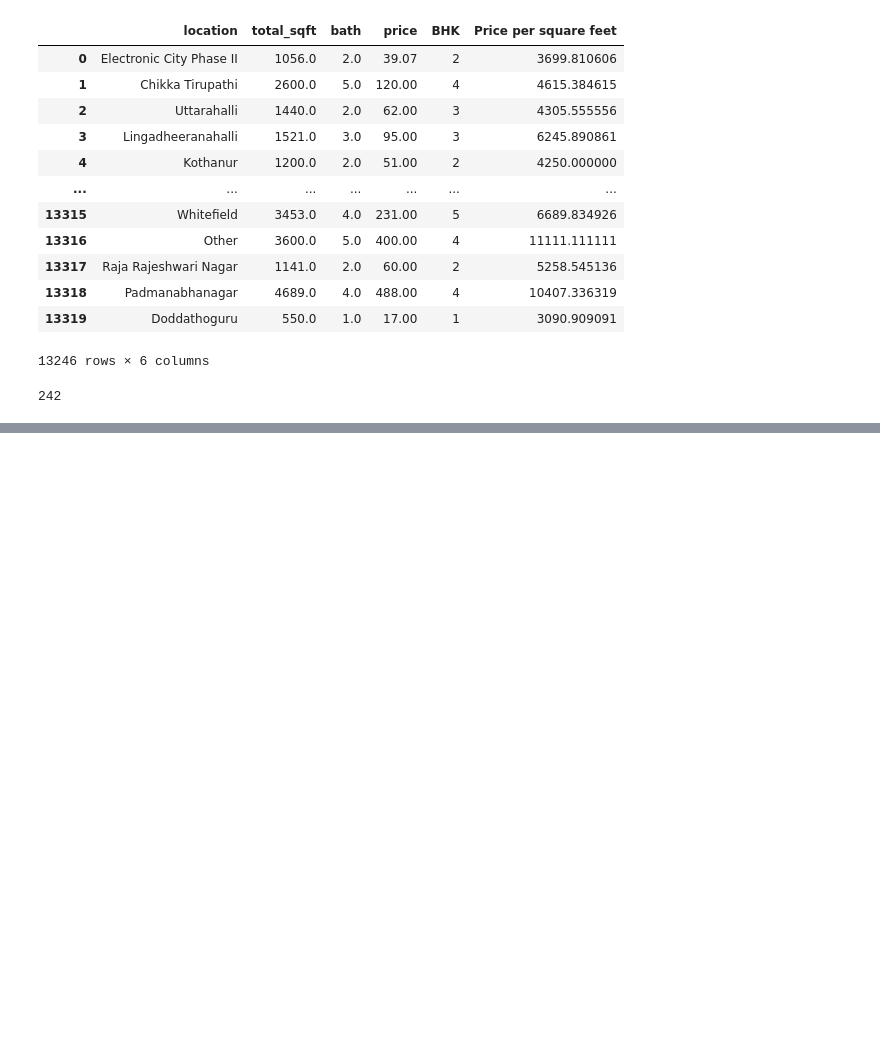
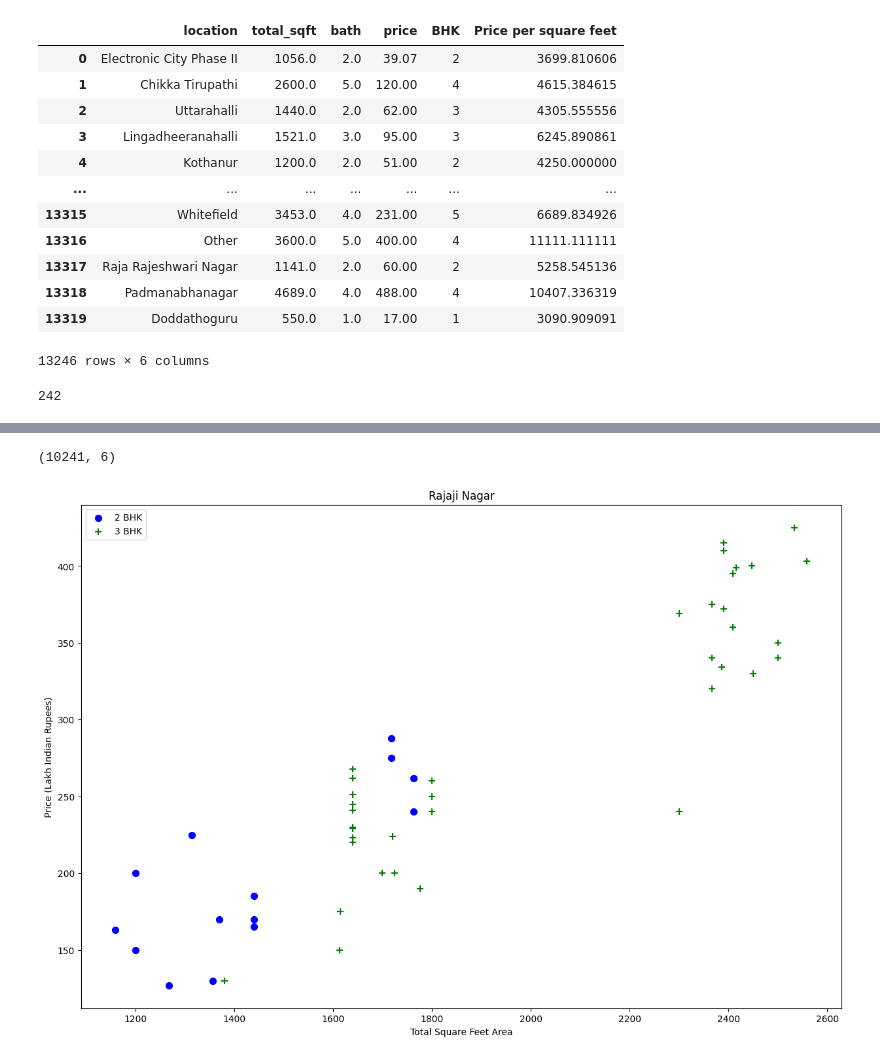
Before and after one commit to asheshh-lal/predict-price, a Jupyter notebook: Price-Prediction.ipynb, the cells around one changed output, grey strips where cells are left out. Drawn from its saved outputs; the diff is of its cells as text; code cells hidden in the pictures; blank space fills up the shorter version.

Commit message:
data cleaning

```diff
--- a/Price-Prediction.ipynb
+++ b/Price-Prediction.ipynb
@@ -363,0 +368,4 @@ len(df2['location'].unique())
+# %%
+# identifiying the columns that have total_sqft/BHK < 500
+anomalies = df2[df2['total_sqft']/df2['BHK']<300]
+anomalies.head()
@@ -363,0 +379,5 @@ len(df2['location'].unique())
+# %%
+#removing anomalies from the dataset
+
+df3 = df2[~(df2['total_sqft']/df2['BHK']<300)]
+df3.shape
@@ -363,0 +400,36 @@ len(df2['location'].unique())
+# %%
+#function to remove every thing above and below one standard deviation from the mean in the colum Price per square feet
+# these are extreme values
+
+def remove_anomalies(df):
+    removed_anomaly = pd.DataFrame()
+    for i, subdf in df.groupby('location'):
+        mean = np.mean(subdf['Price per square feet'])
+        std = np.std(subdf['Price per square feet'])
+        #this line keeps the values from mean - 1 std till mean + 1 std
+        anomalies = subdf[(subdf['Price per square feet']>(mean-std)) & (subdf['Price per square feet']<=(mean+std))]
+        removed_anomaly = pd.concat([anomalies,removed_anomaly], ignore_index=True)
+    return removed_anomaly
+
+df4 = remove_anomalies(df3)
+df4.shape
+# %% [output]
+(10241, 6)
+# %%
+#below in this we can see that price for 2 BHK in some data points are more than 3 bhk and for the same the price is very differen
+
+
+def plot_scatter_chart(df,location):
+    bhk2 = df[(df.location==location) & (df.BHK==2)]
+    bhk3 = df[(df.location==location) & (df.BHK==3)]
+    matplotlib.rcParams['figure.figsize'] = (15,10)
+    plt.scatter(bhk2.total_sqft,bhk2.price,color='blue',label='2 BHK', s=50)
+    plt.scatter(bhk3.total_sqft,bhk3.price,marker='+', color='green',label='3 BHK', s=50)
+    plt.xlabel("Total Square Feet Area")
+    plt.ylabel("Price (Lakh Indian Rupees)")
+    plt.title(location)
+    plt.legend()
+
+plot_scatter_chart(df4,"Rajaji Nagar")
+# %% [output]
+[figure, added]
```
Also changed, not shown: parts of 12 cells of this notebook.
